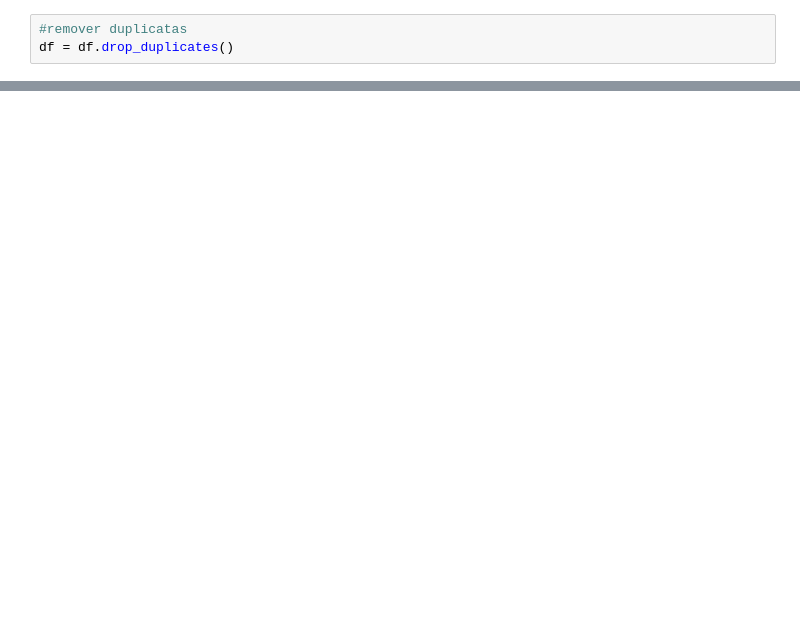
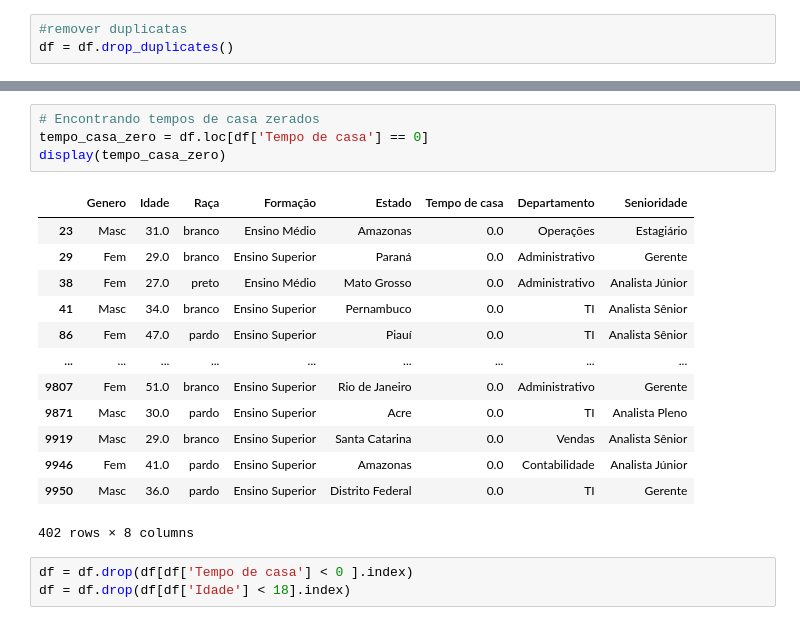
Before and after one commit to tiagotff/Hackathon_AdaHack_2024_Corp_Solutions, a Jupyter notebook: Projeto-AdaHack.ipynb, the cells around one changed output, grey strips where cells are left out. Saved outputs shown, nothing was run; the diff lists cells and outputs as text; blank space fills up the shorter version.

```diff
--- a/Projeto-AdaHack.ipynb
+++ b/Projeto-AdaHack.ipynb
@@ -159,0 +246,21 @@ for col in numeric_columns:
+# %%
+# Encontrando tempos de casa zerados
+tempo_casa_zero = df.loc[df['Tempo de casa'] == 0]
+display(tempo_casa_zero)
+# %% [output]
+|  | Genero | Idade | Raça | Formação | Estado | Tempo de casa | Departamento | Senioridade |
+| 23 | Masc | 31.0 | branco | Ensino Médio | Amazonas | 0.0 | Operações | Estagiário |
+| 29 | Fem | 29.0 | branco | Ensino Superior | Paraná | 0.0 | Administrativo | Gerente |
+| 38 | Fem | 27.0 | preto | Ensino Médio | Mato Grosso | 0.0 | Administrativo | Analista Júnior |
+| 41 | Masc | 34.0 | branco | Ensino Superior | Pernambuco | 0.0 | TI | Analista Sênior |
+| 86 | Fem | 47.0 | pardo | Ensino Superior | Piauí | 0.0 | TI | Analista Sênior |
+| ... | ... | ... | ... | ... | ... | ... | ... | ... |
+| 9807 | Fem | 51.0 | branco | Ensino Superior | Rio de Janeiro | 0.0 | Administrativo | Gerente |
+| 9871 | Masc | 30.0 | pardo | Ensino Superior | Acre | 0.0 | TI | Analista Pleno |
+| 9919 | Masc | 29.0 | branco | Ensino Superior | Santa Catarina | 0.0 | Vendas | Analista Sênior |
+| 9946 | Fem | 41.0 | pardo | Ensino Superior | Amazonas | 0.0 | Contabilidade | Analista Júnior |
+| 9950 | Masc | 36.0 | pardo | Ensino Superior | Distrito Federal | 0.0 | TI | Gerente |
+402 rows × 8 columns
+# %%
+df = df.drop(df[df['Tempo de casa'] < 0 ].index)
+df = df.drop(df[df['Idade'] < 18].index)
```
Also changed, not shown: parts of 82 cells of this notebook.
